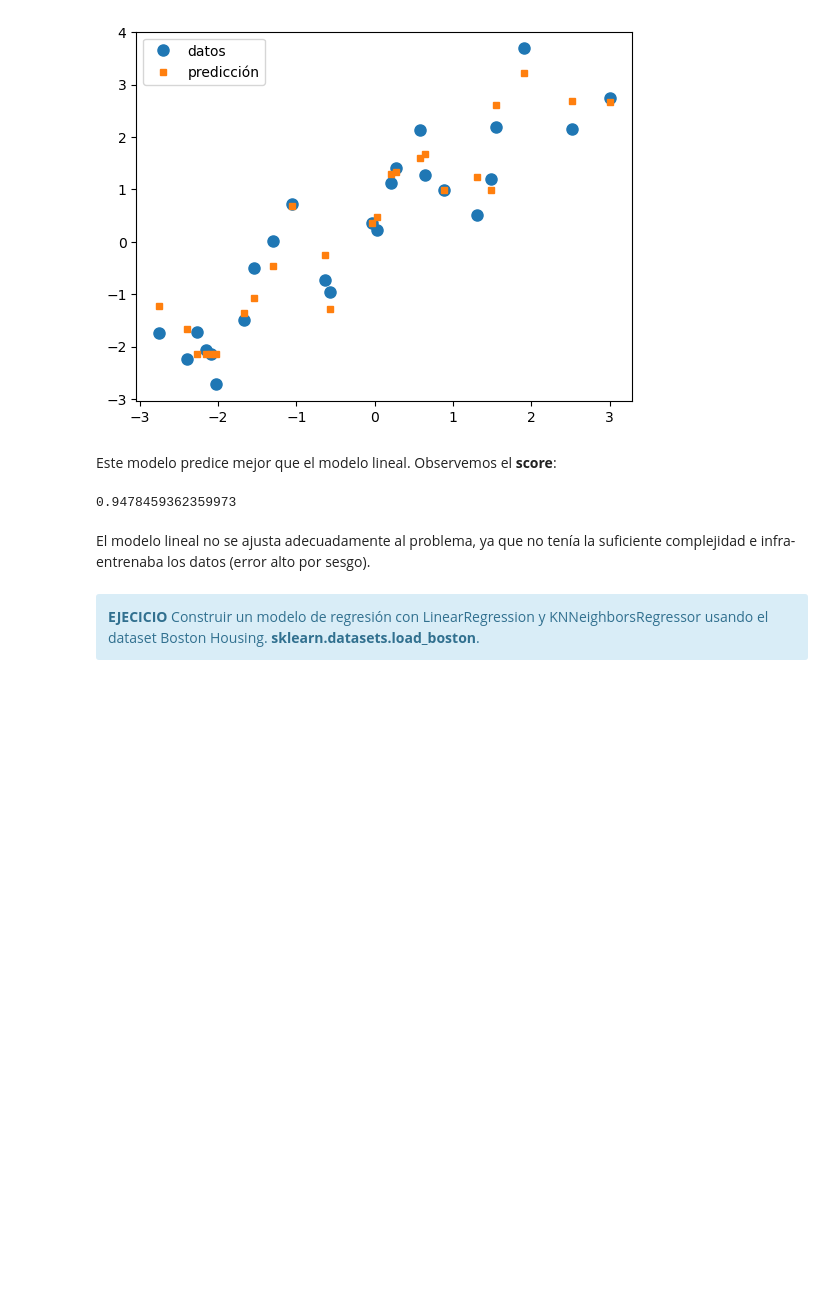
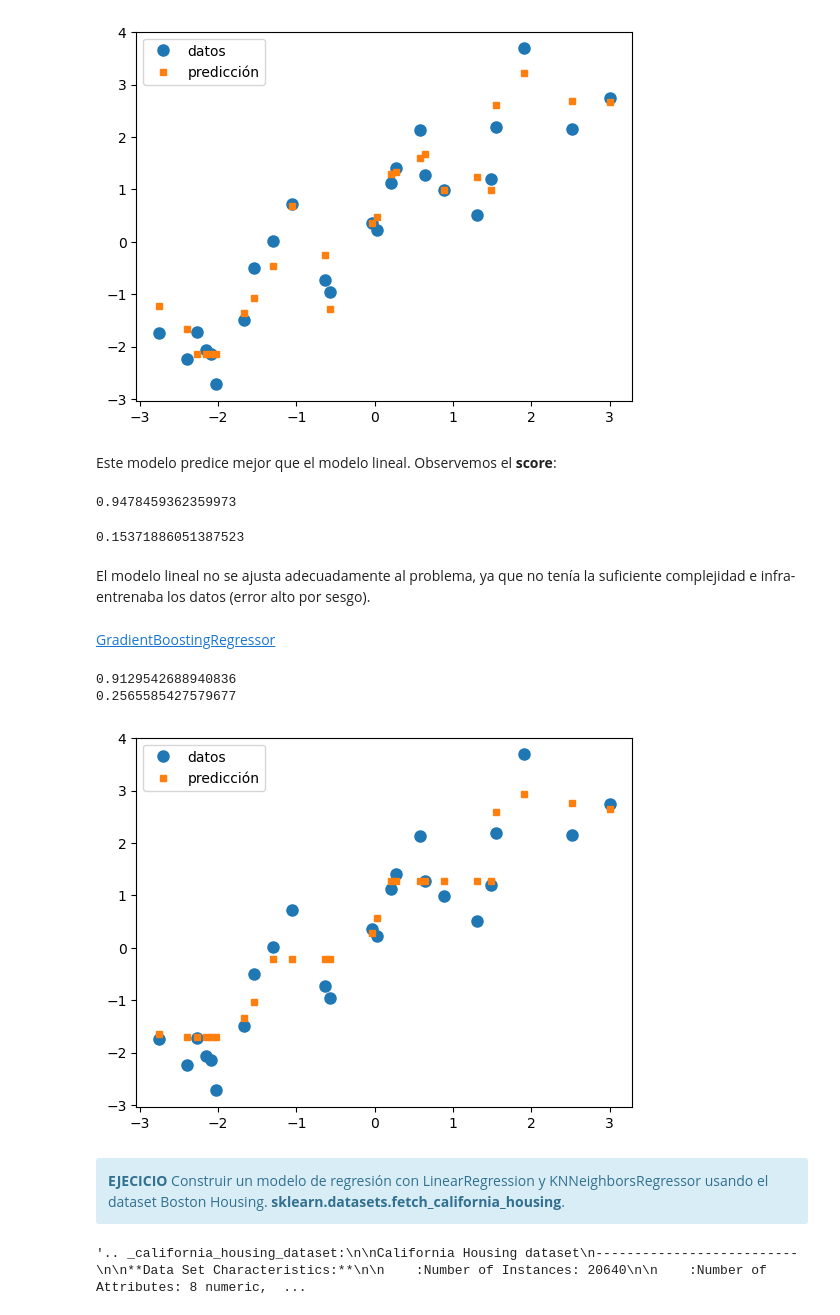
Before and after one commit to Diplomado-Gobernacion/Machine-Learning, a Jupyter notebook: Notebooks/5. Aprendizaje Supervizado 2.ipynb, the cells around one changed output. Drawn from its saved outputs; the diff is of its cells as text; code cells hidden in the pictures; blank space fills up the shorter version.

```diff
--- a/Notebooks/5. Aprendizaje Supervizado 2.ipynb
+++ b/Notebooks/5. Aprendizaje Supervizado 2.ipynb
@@ -170,10 +160,40 @@ Este modelo predice mejor que el modelo lineal. Observemos el **score**:
 estimador_kn.score(X_test, y_test)
 # %% [output]
 0.9478459362359973
+# %%
+from sklearn.metrics import mean_squared_error
+print(mean_squared_error(y_test, y_predict_test))
+# %% [output]
+0.15371886051387523
 # %% [markdown]
 El modelo lineal no se ajusta adecuadamente al problema, ya que no tenía la suficiente complejidad e infra-entrenaba los datos (error alto por sesgo).
+# %% [markdown]
+[GradientBoostingRegressor](https://towardsdatascience.com/all-you-need-to-know-about-gradient-boosting-algorithm-part-1-regression-2520a34a502)
+# %%
+from sklearn.ensemble import GradientBoostingRegressor
+
+lr = GradientBoostingRegressor(random_state=0, n_estimators=60,
+    learning_rate=0.1,
+    max_depth=1)
+
+lr.fit(X_train, y_train)
+
+y_predict_test = lr.predict(X_test)
+# %%
+from sklearn.metrics import mean_squared_error
+
+print(lr.score(X_test, y_test))
+print(mean_squared_error(y_test, y_predict_test))
+
+plt.plot(X_test, y_test, 'o', label="datos", markersize=8)
+plt.plot(X_test, y_predict_test, 's', label="predicción", markersize=4)
+plt.legend(loc='best');
+# %% [output]
+0.9129542688940836
+0.2565585427579677
+[figure, added]
 # %% [markdown]
 <div class="alert alert-info">
     <b>EJECICIO</b>
-    Construir un modelo de regresión con LinearRegression y KNNeighborsRegressor usando el dataset Boston Housing. <b>sklearn.datasets.load_boston</b>.
+    Construir un modelo de regresión con LinearRegression y KNNeighborsRegressor usando el dataset Boston Housing. <b>sklearn.datasets.fetch_california_housing</b>.
 </div>
@@ -179,0 +203,4 @@ El modelo lineal no se ajusta adecuadamente al problema, ya que no tenía la suf
+# %%
+housing.DESCR
+# %% [output]
+'.. _california_housing_dataset:\n\nCalifornia Housing dataset\n--------------------------\n\n**Data Set Characteristics:**\n\n    :Number of Instances: 20640\n\n    :Number of Attributes: 8 numeric,  ...
```
Also changed, not shown: parts of 7 cells of this notebook, 3 other files.
